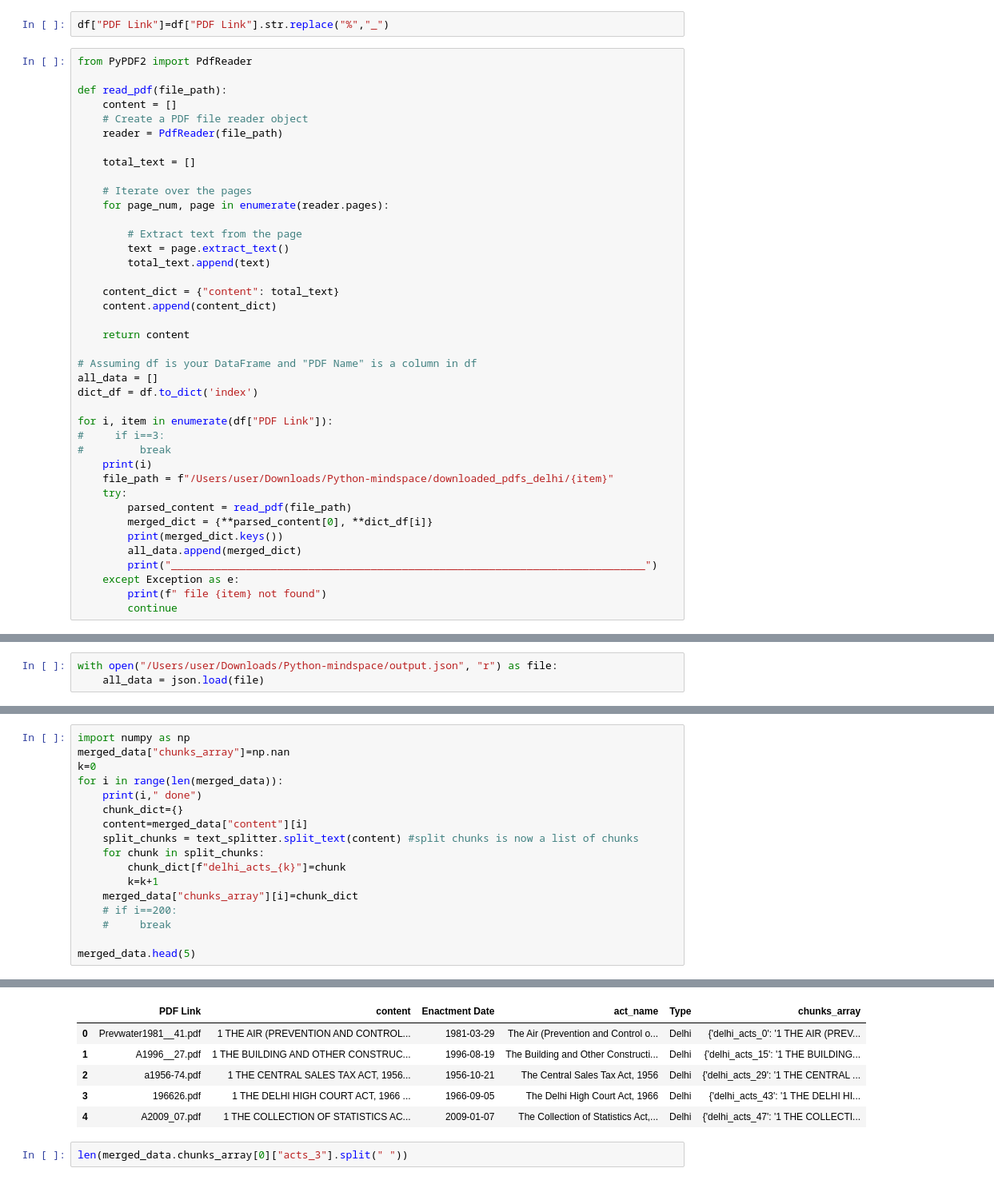
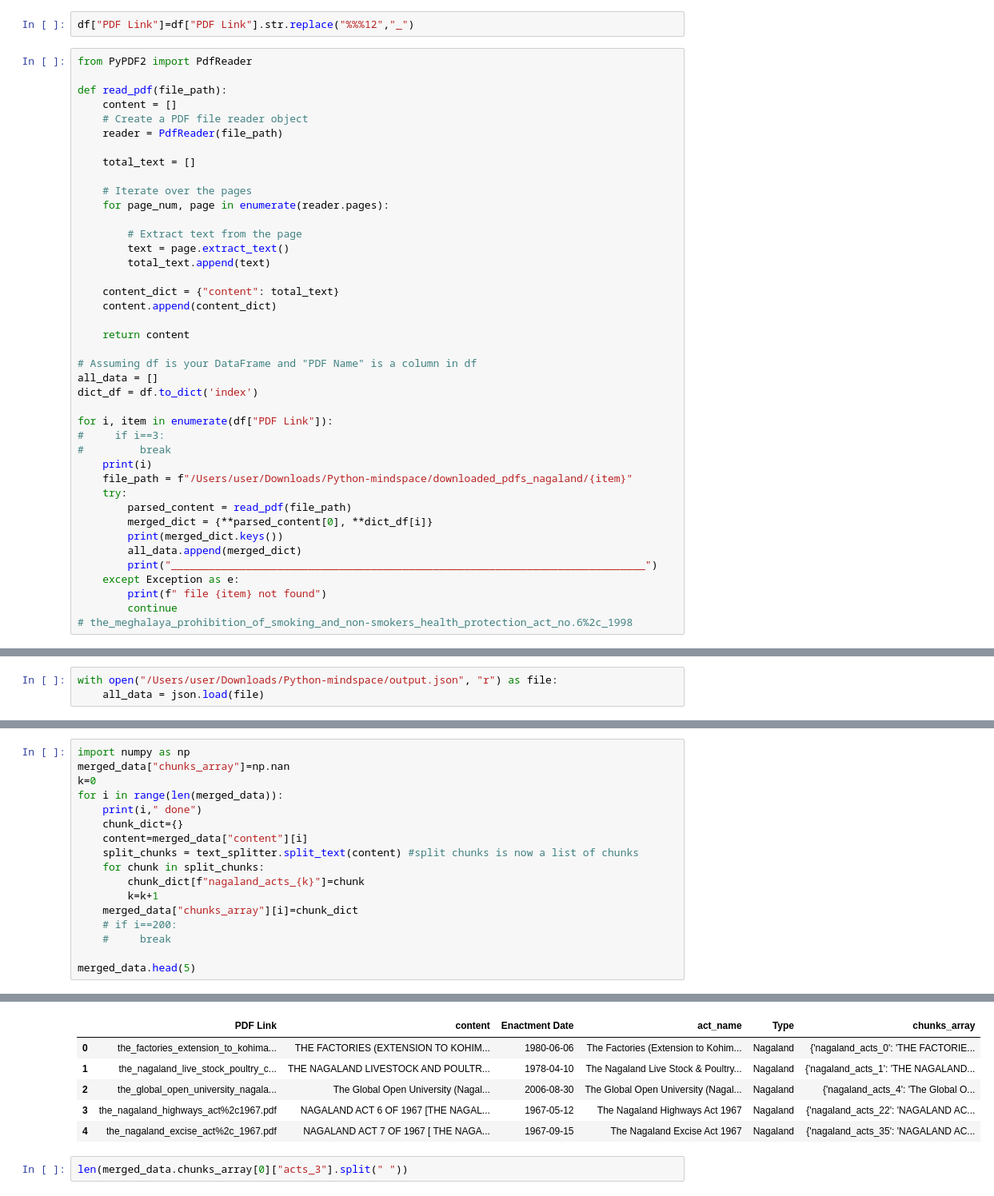
Before and after one commit to ishaan5470/Fetching-central-state-acts, a Jupyter notebook: notebookfdf3e4f773 (1) (1).ipynb, the cells around one changed output, grey strips where cells are left out. Shown at 80% size. Saved outputs shown, nothing was run; the diff lists cells and outputs as text.

```diff
--- a/notebookfdf3e4f773 (1) (1).ipynb
+++ b/notebookfdf3e4f773 (1) (1).ipynb
@@ -100,5 +104,5 @@ df.head(5)
 # %%
-df["PDF Link"]=df["PDF Link"].str.replace("%","_")
+df["PDF Link"]=df["PDF Link"].str.replace("%%%12","_")
 # %%
 from PyPDF2 import PdfReader
 
@@ -129,7 +133,7 @@ for i, item in enumerate(df["PDF Link"]):
 #     if i==3:
 #         break
     print(i)
-    file_path = f"/Users/user/Downloads/Python-mindspace/downloaded_pdfs_delhi/{item}"
+    file_path = f"/Users/user/Downloads/Python-mindspace/downloaded_pdfs_nagaland/{item}"
     try:
         parsed_content = read_pdf(file_path)
         merged_dict = {**parsed_content[0], **dict_df[i]}
@@ -139,6 +143,7 @@ for i, item in enumerate(df["PDF Link"]):
     except Exception as e:
         print(f" file {item} not found")
         continue
+# the_meghalaya_prohibition_of_smoking_and_non-smokers_health_protection_act_no.6%2c_1998
 # %% [output]
 0
 dict_keys(['content', 'Enactment Date', 'Act Number', 'Short Title', 'Type', 'PDF Link'])
@@ -262,7 +267,7 @@ for i in range(len(merged_data)):
     content=merged_data["content"][i]
     split_chunks = text_splitter.split_text(content) #split chunks is now a list of chunks
     for chunk in split_chunks:
-        chunk_dict[f"delhi_acts_{k}"]=chunk
+        chunk_dict[f"nagaland_acts_{k}"]=chunk
         k=k+1
     merged_data["chunks_array"][i]=chunk_dict
     # if i==200:
@@ -321,9 +326,9 @@ See the caveats in the documentation: https://pandas.pydata.org/pandas-docs/stab
 |  | PDF Link | content | Enactment Date | act_name | Type | chunks_array |
-| 0 | Prevwater1981__41.pdf | 1 THE AIR (PREVENTION AND CONTROL... | 1981-03-29 | The Air (Prevention and Control o... | Delhi | {'delhi_acts_0': '1 THE AIR (PREV... |
-| 1 | A1996__27.pdf | 1 THE BUILDING AND OTHER CONSTRUC... | 1996-08-19 | The Building and Other Constructi... | Delhi | {'delhi_acts_15': '1 THE BUILDING... |
-| 2 | a1956-74.pdf | 1 THE CENTRAL SALES TAX ACT, 1956... | 1956-10-21 | The Central Sales Tax Act, 1956 | Delhi | {'delhi_acts_29': '1 THE CENTRAL ... |
-| 3 | 196626.pdf | 1 THE DELHI HIGH COURT ACT, 1966 ... | 1966-09-05 | The Delhi High Court Act, 1966 | Delhi | {'delhi_acts_43': '1 THE DELHI HI... |
-| 4 | A2009_07.pdf | 1 THE COLLECTION OF STATISTICS AC... | 2009-01-07 | The Collection of Statistics Act,... | Delhi | {'delhi_acts_47': '1 THE COLLECTI... |
+| 0 | the_factories_extension_to_kohima... | THE FACTORIES (EXTENSION TO KOHIM... | 1980-06-06 | The Factories (Extension to Kohim... | Nagaland | {'nagaland_acts_0': 'THE FACTORIE... |
+| 1 | the_nagaland_live_stock_poultry_c... | THE NAGALAND LIVESTOCK AND POULTR... | 1978-04-10 | The Nagaland Live Stock & Poultry... | Nagaland | {'nagaland_acts_1': 'THE NAGALAND... |
+| 2 | the_global_open_university_nagala... | The Global Open University (Nagal... | 2006-08-30 | The Global Open University (Nagal... | Nagaland | {'nagaland_acts_4': 'The Global O... |
+| 3 | the_nagaland_highways_act%2c1967.pdf | NAGALAND ACT 6 OF 1967 [THE NAGAL... | 1967-05-12 | The Nagaland Highways Act 1967 | Nagaland | {'nagaland_acts_22': 'NAGALAND AC... |
+| 4 | the_nagaland_excise_act%2c_1967.pdf | NAGALAND ACT 7 OF 1967 [ THE NAGA... | 1967-09-15 | The Nagaland Excise Act 1967 | Nagaland | {'nagaland_acts_35': 'NAGALAND AC... |
 # %%
 len(merged_data.chunks_array[0]["acts_3"].split(" "))
 # %% [output]
```
Also changed, not shown: parts of 19 cells of this notebook.
